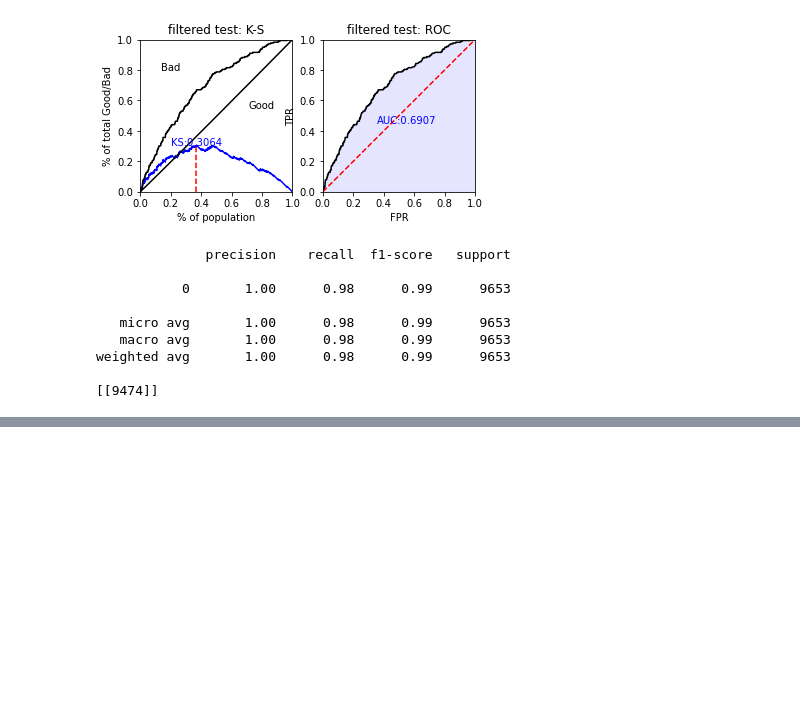
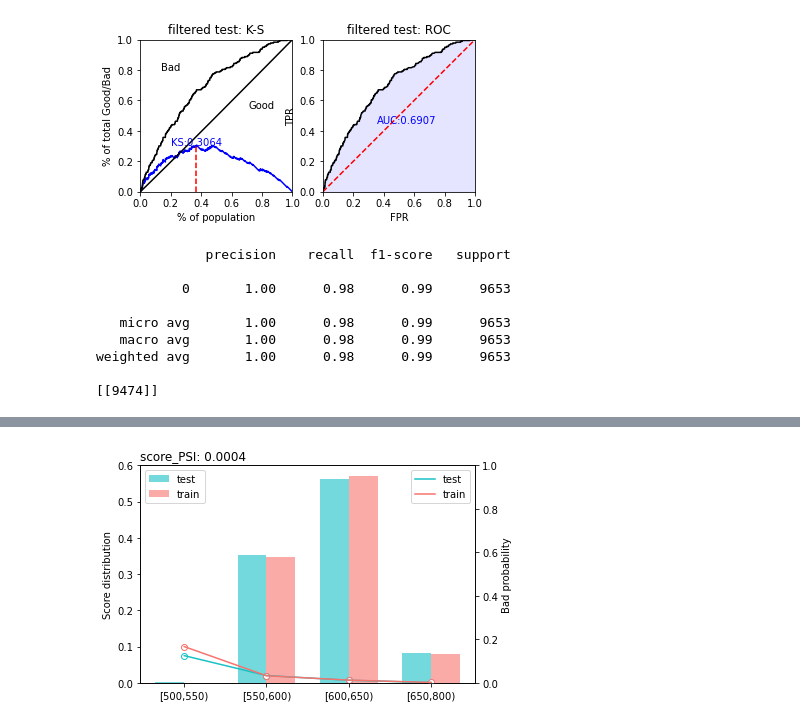
Before and after one commit to dvh549/Financial_Analytics, a Jupyter notebook: Main_Notebook.ipynb, the cells around one changed output, grey strips where cells are left out. Drawn from its saved outputs; the diff is of its cells as text; code cells hidden in the pictures; blank space fills up the shorter version.

```diff
--- a/Main_Notebook.ipynb
+++ b/Main_Notebook.ipynb
@@ -2068,3 +2078,13 @@ pprint.pprint(score_card_2)
+# %%
+# evaluate scorecard using PSI
+
+sc.perf_psi(
+  score = {'train':train_score_2, 'test':test_score_2},
+  label = {'train':y_train_2, 'test':y_test_2}
+)
+plt.show()
+# %% [output]
+[figure, added]
 # %%
 # save woe_bin datasets as csv files
 
```
Also changed, not shown: parts of 11 cells of this notebook.
